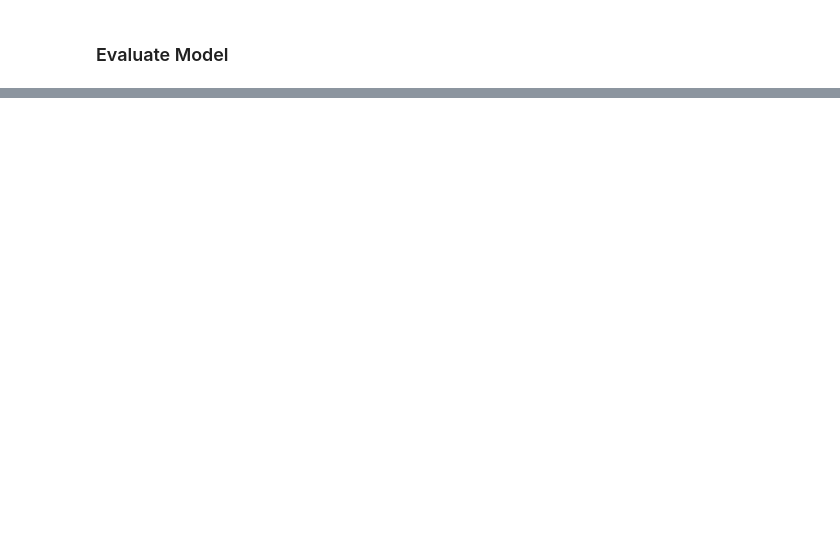
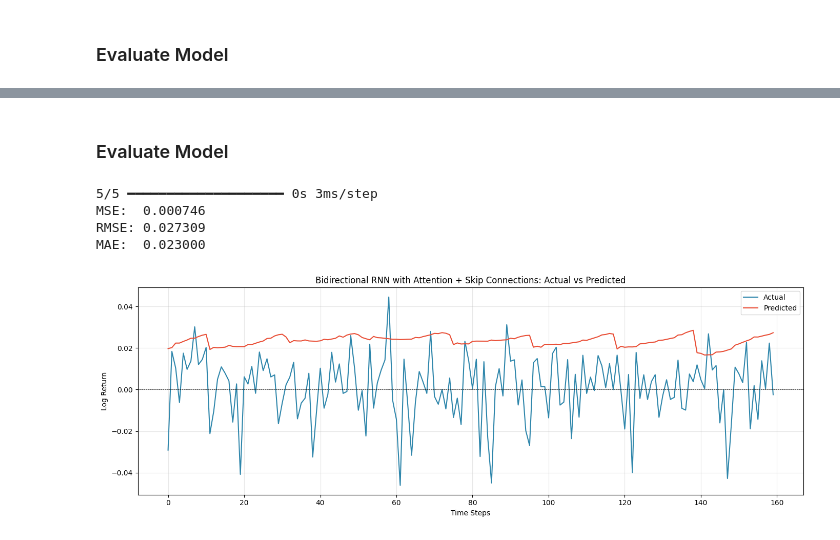
Before and after one commit to IshaPatro/DeepTemporalModelsWithAttentionAndSkipConnectionsForWheatFutures, a Jupyter notebook: DeepTemporalModelsWithAttentionAndSkipConnectionsForWheatFutures.ipynb, the cells around one changed output, grey strips where cells are left out. Cells and saved outputs as stored; diff of their text form; code cells hidden in the pictures; blank space fills up the shorter version.

```diff
--- a/DeepTemporalModelsWithAttentionAndSkipConnectionsForWheatFutures.ipynb
+++ b/DeepTemporalModelsWithAttentionAndSkipConnectionsForWheatFutures.ipynb
@@ -1076,0 +1223,36 @@ RNN + Attention + Skip 0.000308 0.017559 0.013012
+# %% [markdown]
+### Evaluate Model
+# %%
+y_pred_bidir_skip_scaled = bidir_rnn_attention_skip_model.predict(X_test_seq).flatten()
+
+y_pred_bidir_skip = target_scaler.inverse_transform(y_pred_bidir_skip_scaled.reshape(-1, 1)).flatten()
+y_true_bidir_skip = target_scaler.inverse_transform(y_test_seq.reshape(-1, 1)).flatten()
+
+mse_bidir_skip = mean_squared_error(y_true_bidir_skip, y_pred_bidir_skip)
+rmse_bidir_skip = np.sqrt(mse_bidir_skip)
+mae_bidir_skip = mean_absolute_error(y_true_bidir_skip, y_pred_bidir_skip)
+
+print(f"MSE:  {mse_bidir_skip:.6f}")
+print(f"RMSE: {rmse_bidir_skip:.6f}")
+print(f"MAE:  {mae_bidir_skip:.6f}")
+# %% [output]
+5/5 ━━━━━━━━━━━━━━━━━━━━ 0s 3ms/step
+MSE:  0.000746
+RMSE: 0.027309
+MAE:  0.023000
+# %%
+fig, ax = plt.subplots(figsize=(14, 5))
+
+ax.plot(range(len(y_true_bidir_skip)), y_true_bidir_skip, label='Actual', color='#2E86AB', linewidth=1.5)
+ax.plot(range(len(y_pred_bidir_skip)), y_pred_bidir_skip, label='Predicted', color='#E94F37', linewidth=1.5)
+ax.set_xlabel('Time Steps')
+ax.set_ylabel('Log Return')
+ax.set_title(f'Bidirectional RNN with Attention + Skip Connections: Actual vs Predicted')
+ax.legend()
+ax.grid(True, alpha=0.3)
+ax.axhline(y=0, color='black', linestyle='--', linewidth=0.5)
+
+plt.tight_layout()
+plt.show()
+# %% [output]
+[figure, added]
```
Also changed, not shown: parts of 39 cells of this notebook.
